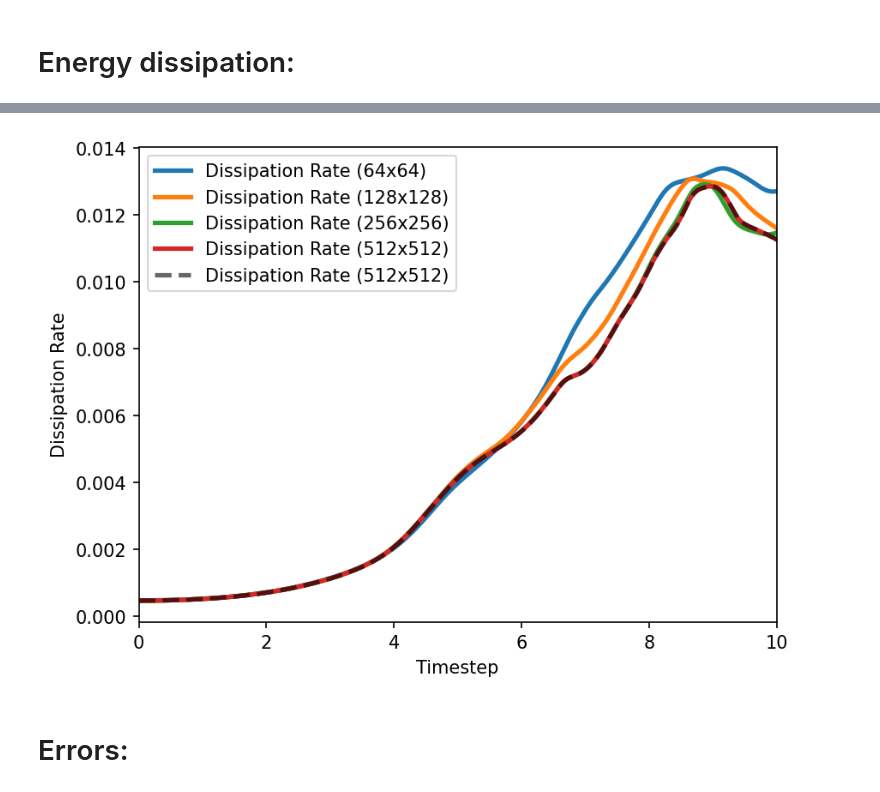
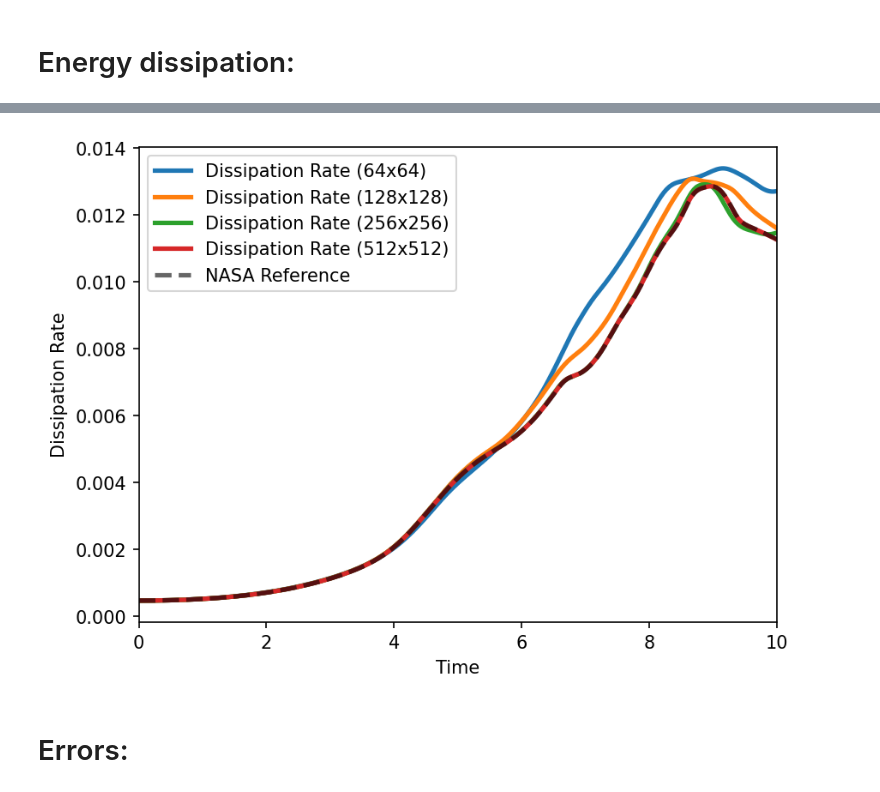
Before and after one commit to adsmendesdaniel/PyTurbulence, a Jupyter notebook: Data_analysis/NASA_metrics_validation.ipynb, the cells around one changed output, grey strips where cells are left out. Saved outputs shown, nothing was run; the diff lists cells and outputs as text; code cells hidden in the pictures.

```diff
--- a/Data_analysis/NASA_metrics_validation.ipynb
+++ b/Data_analysis/NASA_metrics_validation.ipynb
@@ -159,20 +353,55 @@ plt.show()
 # %%
 plt.figure(figsize=(6.4, 4.8), dpi=150)
 
-plt.plot(dissipation_rate_64[:, 0], dissipation_rate_64[:, 1], label='Dissipation Rate (64x64)', color='C0', linewidth=2.5)
-plt.plot(dissipation_rate_128[:, 0], dissipation_rate_128[:, 1], label='Dissipation Rate (128x128)', color='C1', linewidth=2.5)
-plt.plot(dissipation_rate_256[:, 0], dissipation_rate_256[:, 1], label='Dissipation Rate (256x256)', color='C2', linewidth=2.5)
-plt.plot(dissipation_rate_512[:, 0], dissipation_rate_512[:, 1], label='Dissipation Rate (512x512)', color='C3', linewidth=2.5)
-plt.plot(time_NASA_512, dissipation_rate_NASA_512, label='Dissipation Rate (512x512)', color='k', linewidth=2.5, linestyle='--', alpha=0.6)
+plt.plot(
+    dissipation_rate_64[dissipation_rate_64[:, 0] <= 10, 0],
+    dissipation_rate_64[dissipation_rate_64[:, 0] <= 10, 1],
+    label="Dissipation Rate (64x64)",
+    color="C0",
+    linewidth=2.5,
+)
+plt.plot(
+    dissipation_rate_128[dissipation_rate_128[:, 0] <= 10, 0],
+    dissipation_rate_128[dissipation_rate_128[:, 0] <= 10, 1],
+    label="Dissipation Rate (128x128)",
+    color="C1",
+    linewidth=2.5,
+)
+plt.plot(
+    dissipation_rate_256[dissipation_rate_256[:, 0] <= 10, 0],
+    dissipation_rate_256[dissipation_rate_256[:, 0] <= 10, 1],
+    label="Dissipation Rate (256x256)",
+    color="C2",
+    linewidth=2.5,
+)
+plt.plot(
+    dissipation_rate_512[dissipation_rate_512[:, 0] <= 10, 0],
+    dissipation_rate_512[dissipation_rate_512[:, 0] <= 10, 1],
+    label="Dissipation Rate (512x512)",
+    color="C3",
+    linewidth=2.5,
+)
 
-plt.xlabel('Timestep')
-plt.ylabel('Dissipation Rate')
+# NASA reference — apply time mask
+mask_nasa = time_NASA_512 <= 10
+plt.plot(
+    time_NASA_512[mask_nasa],
+    dissipation_rate_NASA_512[mask_nasa],
+    label="NASA Reference",
+    color="k",
+    linewidth=2.5,
+    linestyle="--",
+    alpha=0.6,
+)
+
+plt.xlabel("Time")
+plt.ylabel("Dissipation Rate")
 
 plt.xlim(0, 10)
 plt.legend()
 plt.show()
 # %% [output]
-[figure, old version]
+[figure, new version]
 # %% [markdown]
 # Errors:
 # %%
```
Also changed, not shown: parts of 20 cells of this notebook.
